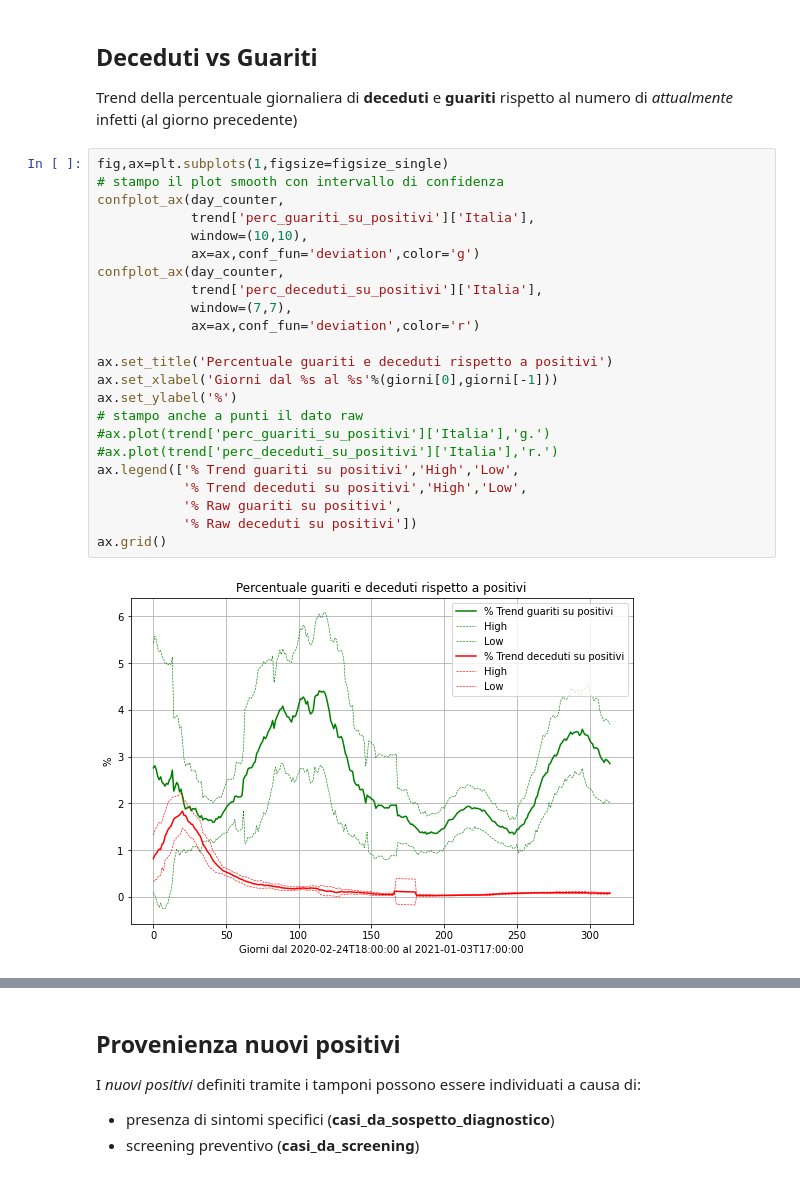
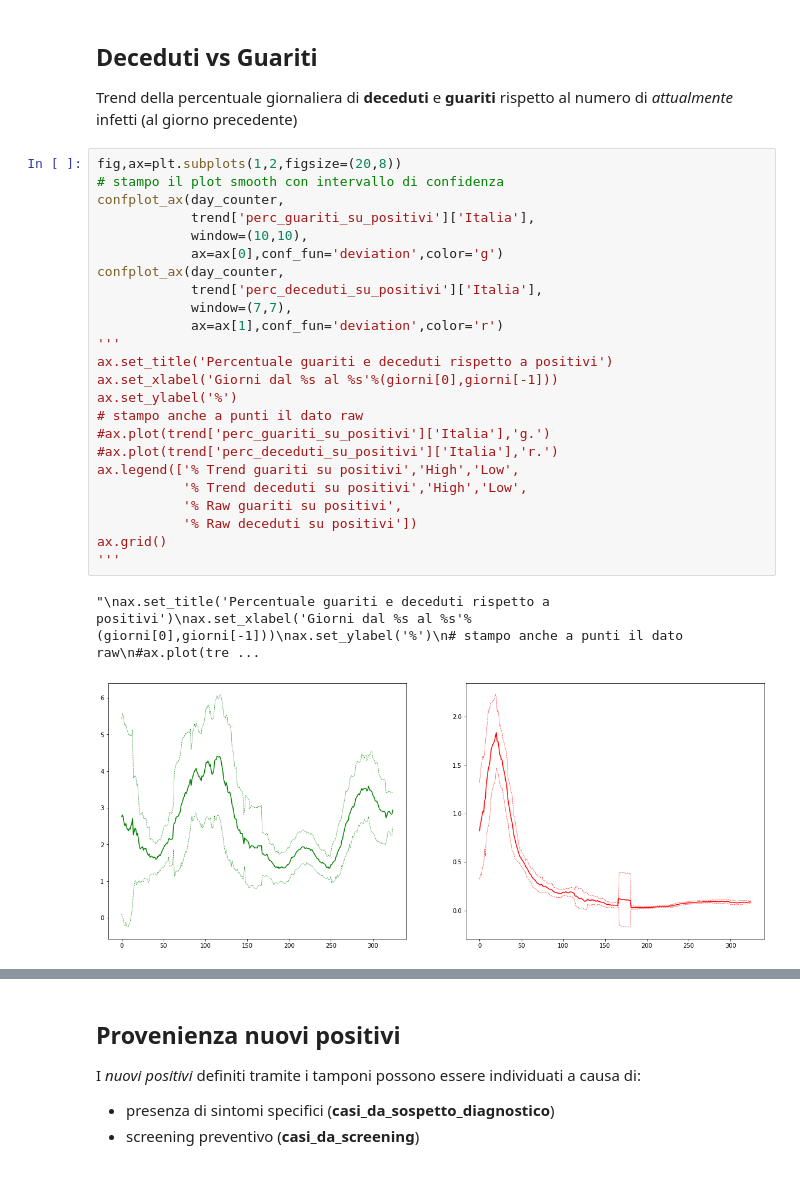
Before and after one commit to taracchi/covid, a Jupyter notebook: analisi_infetti.ipynb, the cells around one changed output, grey strips where cells are left out. Drawn from its saved outputs; the diff is of its cells as text.

```diff
--- a/analisi_infetti.ipynb
+++ b/analisi_infetti.ipynb
@@ -297,30 +297,32 @@ plt.grid()
 
 Trend della percentuale giornaliera di **deceduti** e **guariti** rispetto al numero di *attualmente* infetti (al giorno precedente)
 # %%
-fig,ax=plt.subplots(1,figsize=figsize_single)
+fig,ax=plt.subplots(1,2,figsize=(20,8))
 # stampo il plot smooth con intervallo di confidenza
 confplot_ax(day_counter,
             trend['perc_guariti_su_positivi']['Italia'],
             window=(10,10),
-            ax=ax,conf_fun='deviation',color='g')
+            ax=ax[0],conf_fun='deviation',color='g')
 confplot_ax(day_counter,
             trend['perc_deceduti_su_positivi']['Italia'],
             window=(7,7),
-            ax=ax,conf_fun='deviation',color='r')
-
+            ax=ax[1],conf_fun='deviation',color='r')
+'''
 ax.set_title('Percentuale guariti e deceduti rispetto a positivi')
 ax.set_xlabel('Giorni dal %s al %s'%(giorni[0],giorni[-1]))
 ax.set_ylabel('%')
 # stampo anche a punti il dato raw
 #ax.plot(trend['perc_guariti_su_positivi']['Italia'],'g.')
 #ax.plot(trend['perc_deceduti_su_positivi']['Italia'],'r.')
 ax.legend(['% Trend guariti su positivi','High','Low',
            '% Trend deceduti su positivi','High','Low',
            '% Raw guariti su positivi',
            '% Raw deceduti su positivi'])
 ax.grid()
+'''
 # %% [output]
+"\nax.set_title('Percentuale guariti e deceduti rispetto a positivi')\nax.set_xlabel('Giorni dal %s al %s'%(giorni[0],giorni[-1]))\nax.set_ylabel('%')\n# stampo anche a punti il dato raw\n#ax.plot(tre ...
-[figure, old version]
+[figure, new version]
 # %%
 fig,ax=plt.subplots(1,figsize=(15,10))
 # stampo il plot smooth con intervallo di confidenza
```
Also changed, not shown: parts of 19 cells of this notebook, 14 other files.
